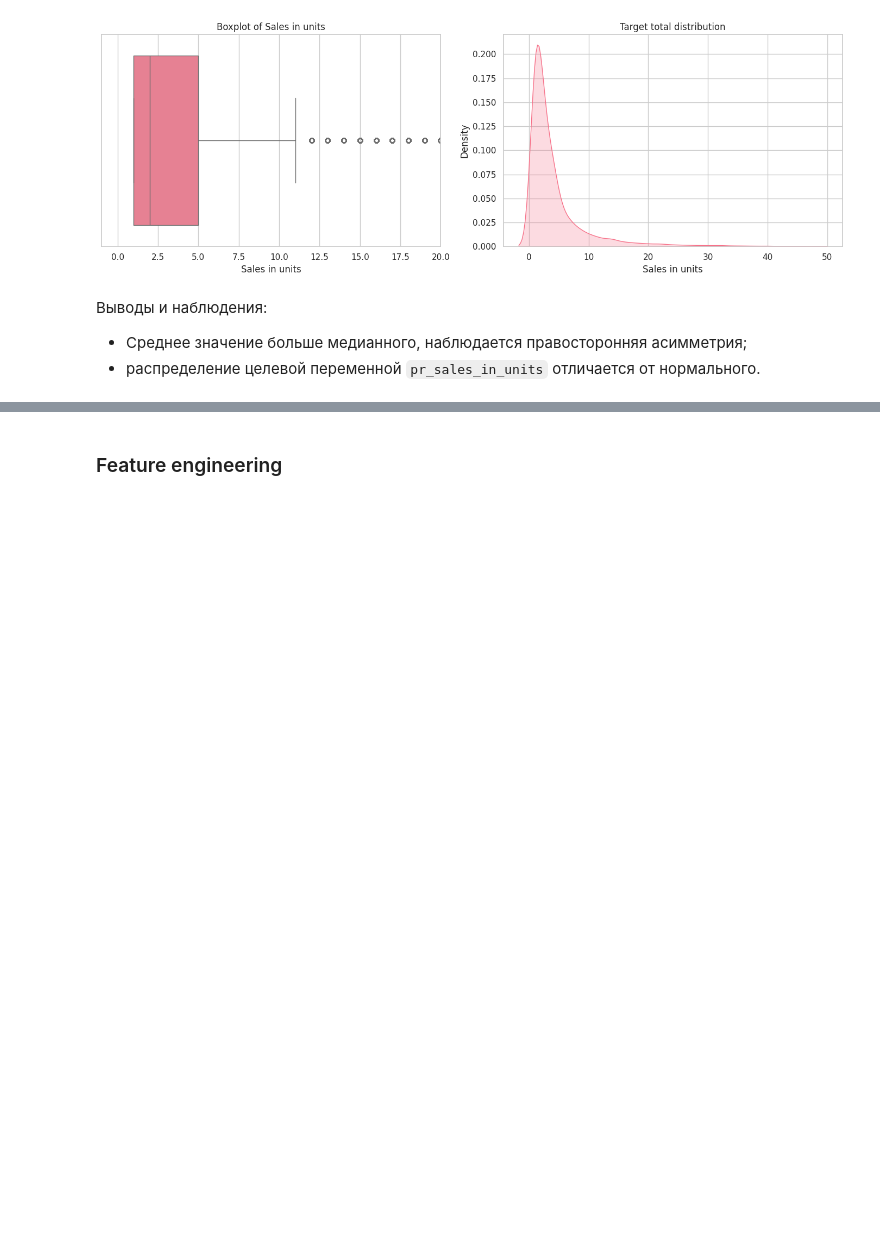
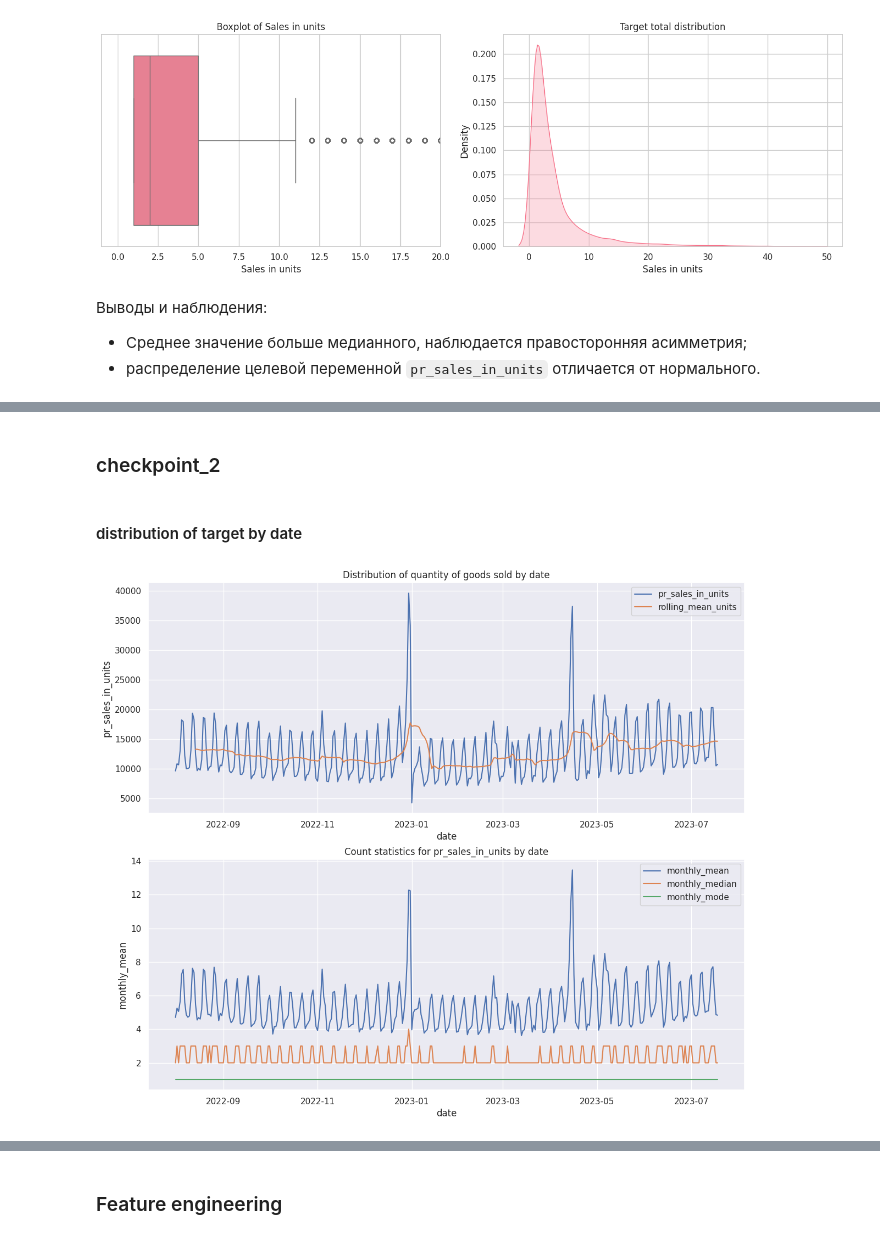
Before and after one commit to denis-42ds/demand_forecast_lenta, a Jupyter notebook: demand_forecast.ipynb, the cells around one changed output, grey strips where cells are left out. Drawn from its saved outputs; the diff is of its cells as text; code cells hidden in the pictures; blank space fills up the shorter version.

```diff
--- a/demand_forecast.ipynb
+++ b/demand_forecast.ipynb
@@ -899,0 +659,36 @@ Critical values:  {'1%': -3.4499043309021955, '5%': -2.870154885338925, '10%': -
+# %% [markdown]
+### checkpoint_2
+# %%
+# clean_df.to_csv('data/df_1.csv', index=False)
+clean_df = pd.read_csv('data/df_1.csv', parse_dates=['date'])
+# %% [markdown]
+#### distribution of target by date
+# %%
+target_agg_by_date = clean_df[['date', 'pr_sales_in_units']].groupby(['date']).agg(['sum']).reset_index()
+target_agg_by_date.columns = target_agg_by_date.columns.droplevel()
+target_agg_by_date.columns = ['date', 'pr_sales_in_units']
+target_agg_by_date['rolling_mean_units'] = target_agg_by_date['pr_sales_in_units'].rolling(14).mean()
+x = 'date'
+sales_columns = ['pr_sales_in_units', 'rolling_mean_units']
+stats = ['mean', 'median', lambda x: x.mode().iloc[0]]
+
+sales_monthly_agg = clean_df[[x] + [sales_columns[0]]].groupby([x]).agg(stats).reset_index()
+sales_monthly_agg.columns = sales_monthly_agg.columns.droplevel()
+sales_monthly_agg.columns = [x, "monthly_mean", "monthly_median", "monthly_mode"]
+
+fig, axs = plt.subplots(2, 1, figsize=(14, 12))
+
+for col in sales_columns:
+    sns.lineplot(data=target_agg_by_date, x='date', y=col, label=col, ax=axs[0])
+axs[0].set_title('Distribution of quantity of goods sold by date')
+axs[0].legend()
+
+for i, stat in enumerate(sales_monthly_agg.columns[1:]):
+    sns.lineplot(data=sales_monthly_agg, x=x, y=stat, label=stat, ax=axs[1])
+axs[1].set_title(f"Count statistics for {sales_columns[0]} by {x}")
+axs[1].legend()
+
+plt.savefig(os.path.join(ASSETS_DIR, 'Target statistics by date.png'))
+plt.show()
+# %% [output]
+[figure, added]
```
Also changed, not shown: parts of 85 cells of this notebook, 7 other files.
